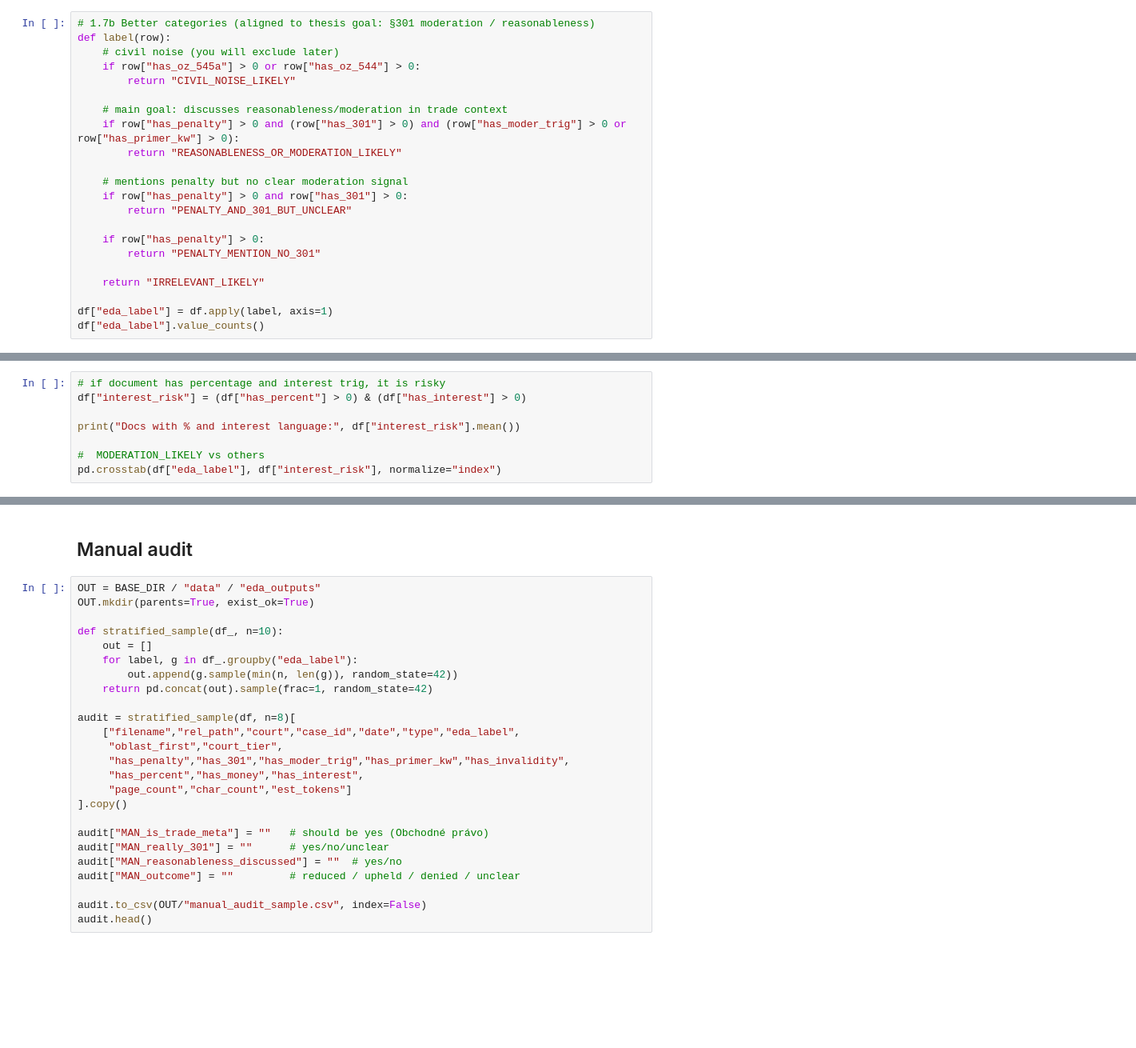
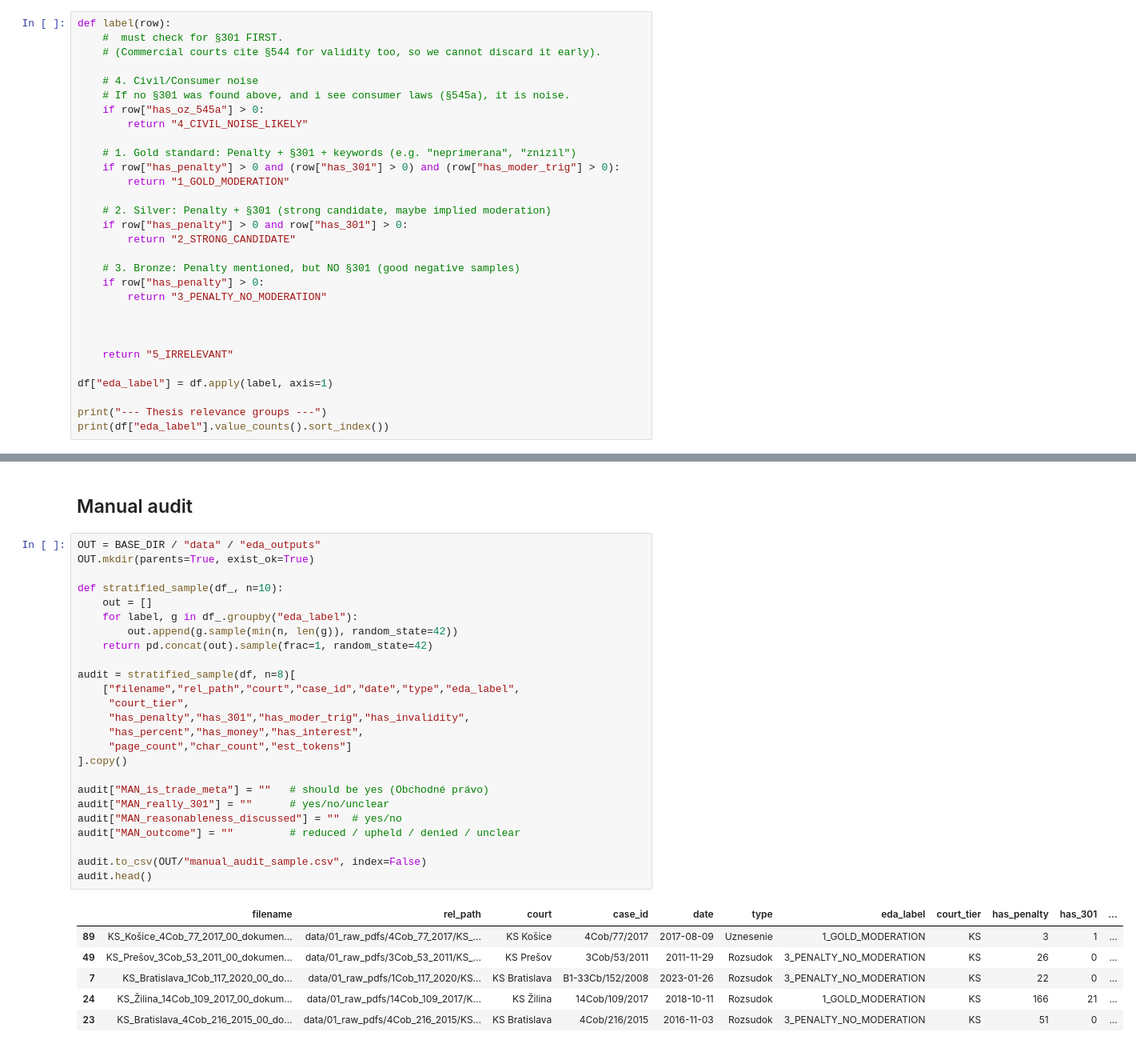
Before and after one commit to PeterStefanec-prog/bachelor-thesis-legal-text-information-extraction, a Jupyter notebook: notebooks/01_explore_data.ipynb, the cells around one changed output, grey strips where cells are left out. Shown at 80% size. Saved outputs shown, nothing was run; the diff lists cells and outputs as text; blank space fills up the shorter version.

```diff
--- a/notebooks/01_explore_data.ipynb
+++ b/notebooks/01_explore_data.ipynb
@@ -694,22 +761,30 @@ print(df["has_oz_544"].gt(0).sum(), "docs mention OZ §544")
 # %%
-# 1.7b Better categories (aligned to thesis goal: §301 moderation / reasonableness)
 def label(row):
-    # civil noise (you will exclude later)
-    if row["has_oz_545a"] > 0 or row["has_oz_544"] > 0:
-        return "CIVIL_NOISE_LIKELY"
+    #  must check for §301 FIRST.
+    # (Commercial courts cite §544 for validity too, so we cannot discard it early).
 
-    # main goal: discusses reasonableness/moderation in trade context
-    if row["has_penalty"] > 0 and (row["has_301"] > 0) and (row["has_moder_trig"] > 0 or row["has_primer_kw"] > 0):
-        return "REASONABLENESS_OR_MODERATION_LIKELY"
+    # 4. Civil/Consumer noise
+    # If no §301 was found above, and i see consumer laws (§545a), it is noise.
+    if row["has_oz_545a"] > 0:
+        return "4_CIVIL_NOISE_LIKELY"
 
-    # mentions penalty but no clear moderation signal
+    # 1. Gold standard: Penalty + §301 + keywords (e.g. "neprimerana", "znizil")
+    if row["has_penalty"] > 0 and (row["has_301"] > 0) and (row["has_moder_trig"] > 0):
+        return "1_GOLD_MODERATION"
+
+    # 2. Silver: Penalty + §301 (strong candidate, maybe implied moderation)
     if row["has_penalty"] > 0 and row["has_301"] > 0:
-        return "PENALTY_AND_301_BUT_UNCLEAR"
+        return "2_STRONG_CANDIDATE"
 
+    # 3. Bronze: Penalty mentioned, but NO §301 (good negative samples)
     if row["has_penalty"] > 0:
-        return "PENALTY_MENTION_NO_301"
+        return "3_PENALTY_NO_MODERATION"
 
-    return "IRRELEVANT_LIKELY"
+
+
+    return "5_IRRELEVANT"
 
 df["eda_label"] = df.apply(label, axis=1)
-df["eda_label"].value_counts()
+
+print("--- Thesis relevance groups ---")
+print(df["eda_label"].value_counts().sort_index())
@@ -756,11 +908,3 @@ plt.show()
 # %% [markdown]
 ## Interest vs penalty confusion
-# %%
-# if document has percentage and interest trig, it is risky
-df["interest_risk"] = (df["has_percent"] > 0) & (df["has_interest"] > 0)
-
-print("Docs with % and interest language:", df["interest_risk"].mean())
-
-#  MODERATION_LIKELY vs others
-pd.crosstab(df["eda_label"], df["interest_risk"], normalize="index")
 # %%
@@ -800,25 +952,32 @@ prox.mean(numeric_only=True)
 # %%
 OUT = BASE_DIR / "data" / "eda_outputs"
 OUT.mkdir(parents=True, exist_ok=True)
 
 def stratified_sample(df_, n=10):
     out = []
     for label, g in df_.groupby("eda_label"):
         out.append(g.sample(min(n, len(g)), random_state=42))
     return pd.concat(out).sample(frac=1, random_state=42)
 
 audit = stratified_sample(df, n=8)[
     ["filename","rel_path","court","case_id","date","type","eda_label",
-     "oblast_first","court_tier",
-     "has_penalty","has_301","has_moder_trig","has_primer_kw","has_invalidity",
+     "court_tier",
+     "has_penalty","has_301","has_moder_trig","has_invalidity",
      "has_percent","has_money","has_interest",
      "page_count","char_count","est_tokens"]
 ].copy()
 
 audit["MAN_is_trade_meta"] = ""   # should be yes (Obchodné právo)
 audit["MAN_really_301"] = ""      # yes/no/unclear
 audit["MAN_reasonableness_discussed"] = ""  # yes/no
 audit["MAN_outcome"] = ""         # reduced / upheld / denied / unclear
 
 audit.to_csv(OUT/"manual_audit_sample.csv", index=False)
 audit.head()
+# %% [output]
+|  | filename | rel_path | court | case_id | date | type | eda_label | court_tier | has_penalty | has_301 | ... |
+| 89 | KS_Košice_4Cob_77_2017_00_dokumen... | data/01_raw_pdfs/4Cob_77_2017/KS_... | KS Košice | 4Cob/77/2017 | 2017-08-09 | Uznesenie | 1_GOLD_MODERATION | KS | 3 | 1 | ... |
+| 49 | KS_Prešov_3Cob_53_2011_00_dokumen... | data/01_raw_pdfs/3Cob_53_2011/KS_... | KS Prešov | 3Cob/53/2011 | 2011-11-29 | Rozsudok | 3_PENALTY_NO_MODERATION | KS | 26 | 0 | ... |
+| 7 | KS_Bratislava_1Cob_117_2020_00_do... | data/01_raw_pdfs/1Cob_117_2020/KS... | KS Bratislava | B1-33Cb/152/2008 | 2023-01-26 | Rozsudok | 3_PENALTY_NO_MODERATION | KS | 22 | 0 | ... |
+| 24 | KS_Žilina_14Cob_109_2017_00_dokum... | data/01_raw_pdfs/14Cob_109_2017/K... | KS Žilina | 14Cob/109/2017 | 2018-10-11 | Rozsudok | 1_GOLD_MODERATION | KS | 166 | 21 | ... |
+| 23 | KS_Bratislava_4Cob_216_2015_00_do... | data/01_raw_pdfs/4Cob_216_2015/KS... | KS Bratislava | 4Cob/216/2015 | 2016-11-03 | Rozsudok | 3_PENALTY_NO_MODERATION | KS | 51 | 0 | ... |
```
Also changed, not shown: parts of 37 cells of this notebook, 4 other files.
